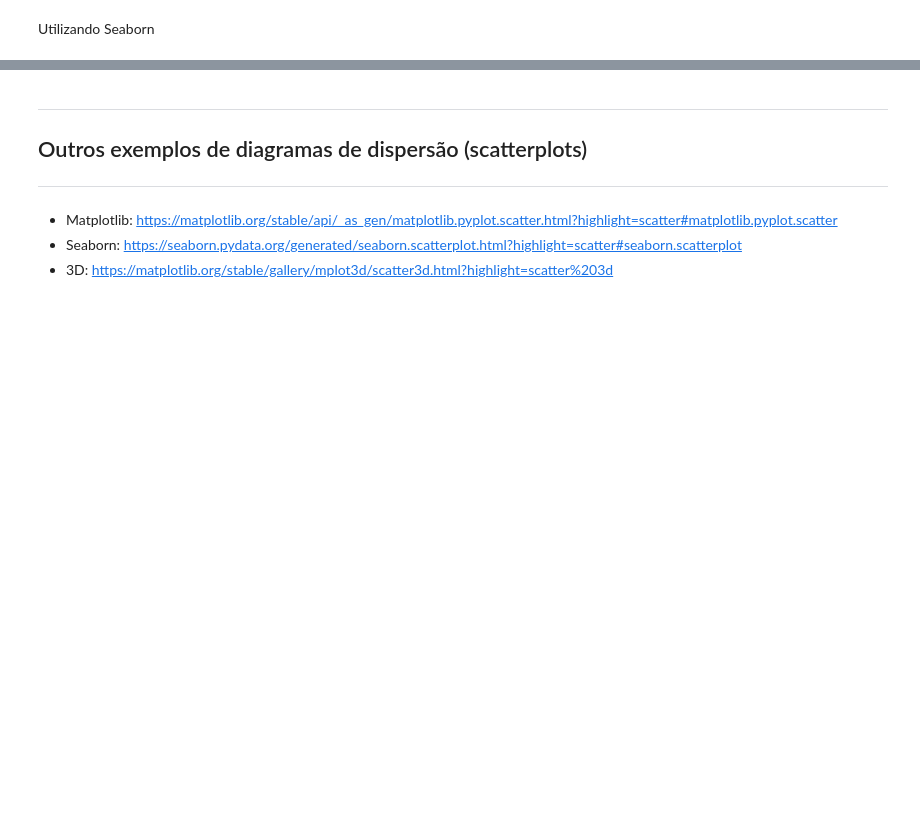
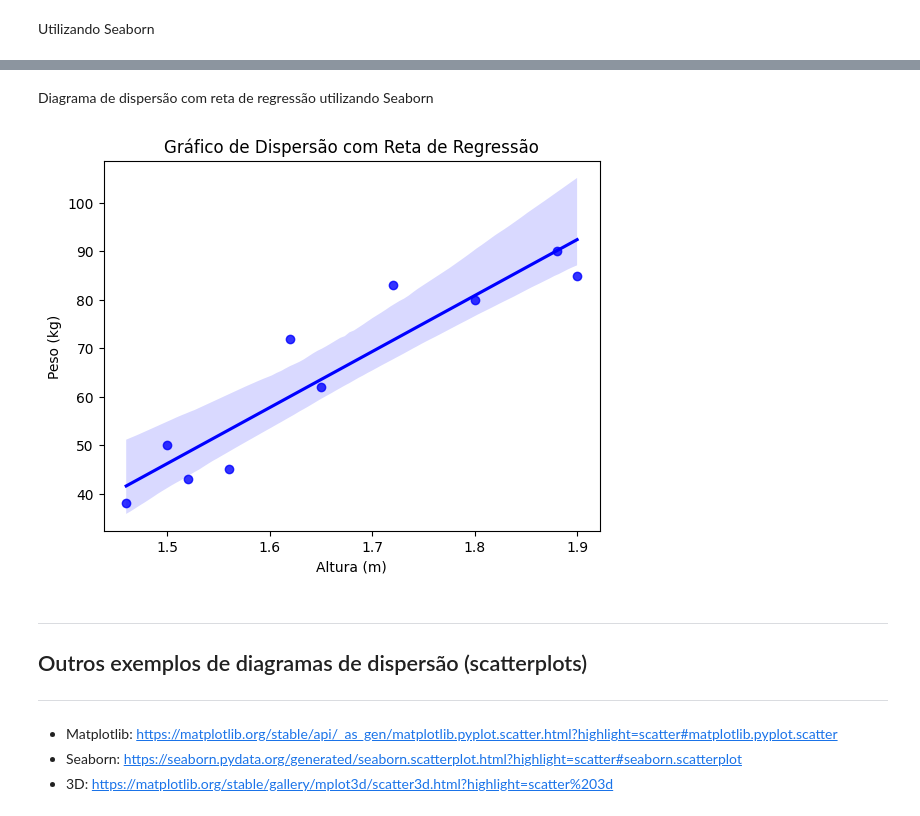
Before and after one commit to malegopc/DSBD, a Jupyter notebook: Notebooks/Correlação.ipynb, the cells around one changed output, grey strips where cells are left out. Saved outputs shown, nothing was run; the diff lists cells and outputs as text; code cells hidden in the pictures; blank space fills up the shorter version.

```diff
--- a/Notebooks/Correlação.ipynb
+++ b/Notebooks/Correlação.ipynb
@@ -43,3 +61,18 @@ sns.scatterplot(x=altura,y=peso)
+# %% [markdown]
+Diagrama de dispersão com reta de regressão utilizando Seaborn
+# %%
+# Criando o gráfico de dispersão com a reta de regressão
+sns.regplot(x=altura, y=peso, color='b')
+
+# Configurando o título e os rótulos dos eixos
+plt.title('Gráfico de Dispersão com Reta de Regressão')
+plt.xlabel('Altura (m)')
+plt.ylabel('Peso (kg)')
+
+# Exibindo o gráfico
+plt.show()
+# %% [output]
+[figure, added]
 # %% [markdown]
 
 
```
Also changed, not shown: parts of 7 cells of this notebook.
